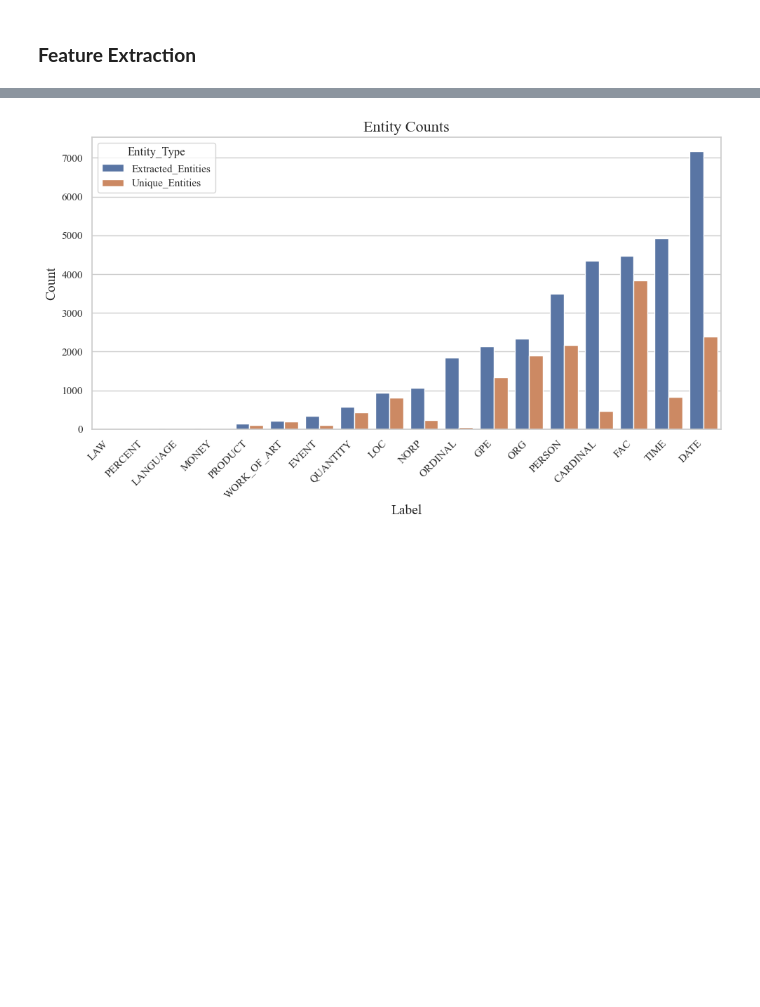
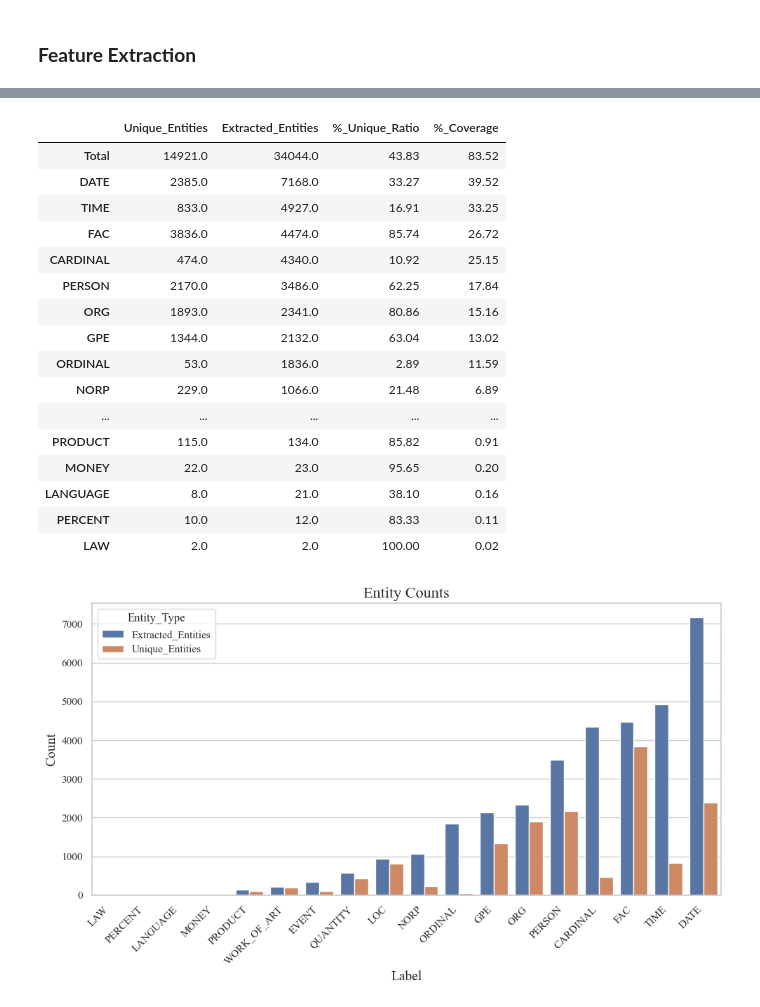
Before and after one commit to dgottschalk03/dsci_550_a1, a Jupyter notebook: notebooks/1.09-dg-hpv2-named_entities.ipynb, the cells around one changed output, grey strips where cells are left out. Drawn from its saved outputs; the diff is of its cells as text; code cells hidden in the pictures; blank space fills up the shorter version.

```diff
--- a/notebooks/1.09-dg-hpv2-named_entities.ipynb
+++ b/notebooks/1.09-dg-hpv2-named_entities.ipynb
@@ -96,6 +96,16 @@ feature = "Named_Entities"
 # convert feature column from string to list if its in df
 if feature in df.columns:
     df[feature] = df[feature].apply(ast.literal_eval)
+
+nlp = sp.load("en_core_web_trf" , disable= [
+    "parser",
+    "attribute_ruler",
+    "lemmatizer"
+])
+
+# Display possible labels
+ner_labels = nlp.get_pipe("ner").labels
+print("Available labels: ", ner_labels)
 # %% [markdown]
 ### **Functions**
 # %%
@@ -237,6 +247,28 @@ def find_entities(df : pd.DataFrame , ent : tuple[str, str]):
     idxs = df.loc[mask].index.tolist()
     # return indicies that match
     return idxs
+
+def find_entities_by_label(df : pd.DataFrame , label : str):
+    '''
+    Find all haunted places with a specific label in 'haunted_places_features_addedv2.tab'
+
+    Input:
+        [df]                    | dataFrame with "Named_Entities" column
+        [label]                 | label
+
+    Returns:
+        [idxs]                  | list of indices that contain [ent]
+    '''
+    # check if "Named_Entities" in dataframe
+    if "Named_Entities" not in df.columns:
+        print("Column 'Named_Entities' not found.")
+        return
+
+    # boolean masks for haunted places that contain an entity with [label]
+    mask = df["Named_Entities"].apply(lambda row : any(map(lambda x: x[1] == label, row) if isinstance(row, list) else False))
+    idxs = df.loc[mask].index.tolist()
+    # return indicies that match
+    return idxs
 # %% [markdown]
 ### **Feature Extraction**
 # %%
@@ -291,36 +417,57 @@ ent_counts = get_ent_counts(df["Named_Entities"].values, ner_labels)
 ## Init output dict ##
 
 analysisDict = {label: {} for label in ner_labels}
 
 for label in ner_labels:
     # Number of unique entities
     analysisDict[label]["Unique_Entities"] = len(ent_counts[label].keys())
 
     # Number of extracted entities
     analysisDict[label]["Extracted_Entities"] = sum(ent_counts[label].values())
 
     # Uniqueness ratio
     analysisDict[label]["%_Unique_Ratio"] = round(analysisDict[label]["Unique_Entities"] / analysisDict[label]["Extracted_Entities"] * 100, 2)
 
     # Label coverage across df
-    rows_with_entity = df["Named_Entities"].apply(lambda row : any(map(lambda x: x[1] == label, row) if isinstance(row, list) else False))
-
-    analysisDict[label]["%_Coverage"] =  round((sum(rows_with_entity)) / df.shape[0] * 100 ,2)
+    analysisDict[label]["%_Coverage"] =  round((len(find_entities_by_label(df, label))) / df.shape[0] * 100 ,2)
 
 
 rows_with_any_entity = df["Named_Entities"].apply(lambda row : any(map(lambda x: x[1] == label, row) if isinstance(row, list) else False))
 
 #########################################################
+
 ## Dataframe and total statistics ##
 dfTemp = pd.DataFrame.from_dict(analysisDict, orient = "index")
 dfTemp.loc["Total"] = [np.nan] * dfTemp.shape[1]
+
 # Totals accross all labels
 dfTemp.loc["Total", "Unique_Entities"] = dfTemp["Unique_Entities"].sum()
 dfTemp.loc["Total", "Extracted_Entities"] = dfTemp["Extracted_Entities"].sum()
 dfTemp.loc["Total", "%_Unique_Ratio"] = round(dfTemp["Unique_Entities"].sum() / dfTemp["Extracted_Entities"].sum() * 100, 2)
+
 # Coverage across all labels
 rows_with_any_entity = df["Named_Entities"].apply(lambda row : row != [] if isinstance(row, list) else False)
 dfTemp.loc["Total", "%_Coverage"] =  round((sum(rows_with_any_entity) / df.shape[0]) * 100, 2)
+
+dfTemp.sort_values(by = "Extracted_Entities", ascending = False)
+# %% [output]
+|  | Unique_Entities | Extracted_Entities | %_Unique_Ratio | %_Coverage |
+| Total | 14921.0 | 34044.0 | 43.83 | 83.52 |
+| DATE | 2385.0 | 7168.0 | 33.27 | 39.52 |
+| TIME | 833.0 | 4927.0 | 16.91 | 33.25 |
+| FAC | 3836.0 | 4474.0 | 85.74 | 26.72 |
+| CARDINAL | 474.0 | 4340.0 | 10.92 | 25.15 |
+| PERSON | 2170.0 | 3486.0 | 62.25 | 17.84 |
+| ORG | 1893.0 | 2341.0 | 80.86 | 15.16 |
+| GPE | 1344.0 | 2132.0 | 63.04 | 13.02 |
+| ORDINAL | 53.0 | 1836.0 | 2.89 | 11.59 |
+| NORP | 229.0 | 1066.0 | 21.48 | 6.89 |
+| ... | ... | ... | ... | ... |
+| PRODUCT | 115.0 | 134.0 | 85.82 | 0.91 |
+| MONEY | 22.0 | 23.0 | 95.65 | 0.20 |
+| LANGUAGE | 8.0 | 21.0 | 38.10 | 0.16 |
+| PERCENT | 10.0 | 12.0 | 83.33 | 0.11 |
+| LAW | 2.0 | 2.0 | 100.00 | 0.02 |
 # %%
 cols = ["Extracted_Entities", "Unique_Entities"]
 idxs = dfTemp.index.to_list()
```
Also changed, not shown: parts of 16 cells of this notebook, 2 other files.
